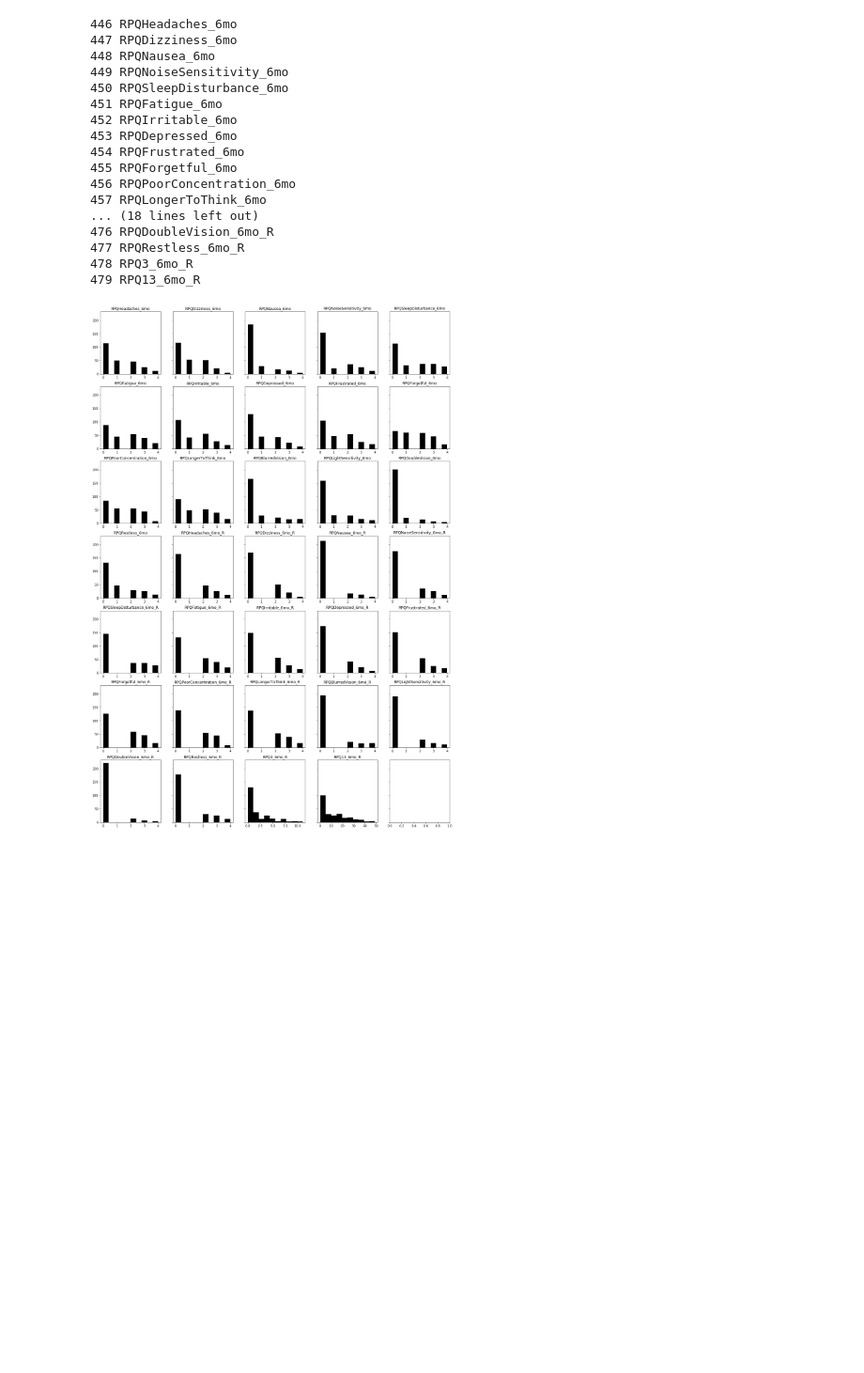
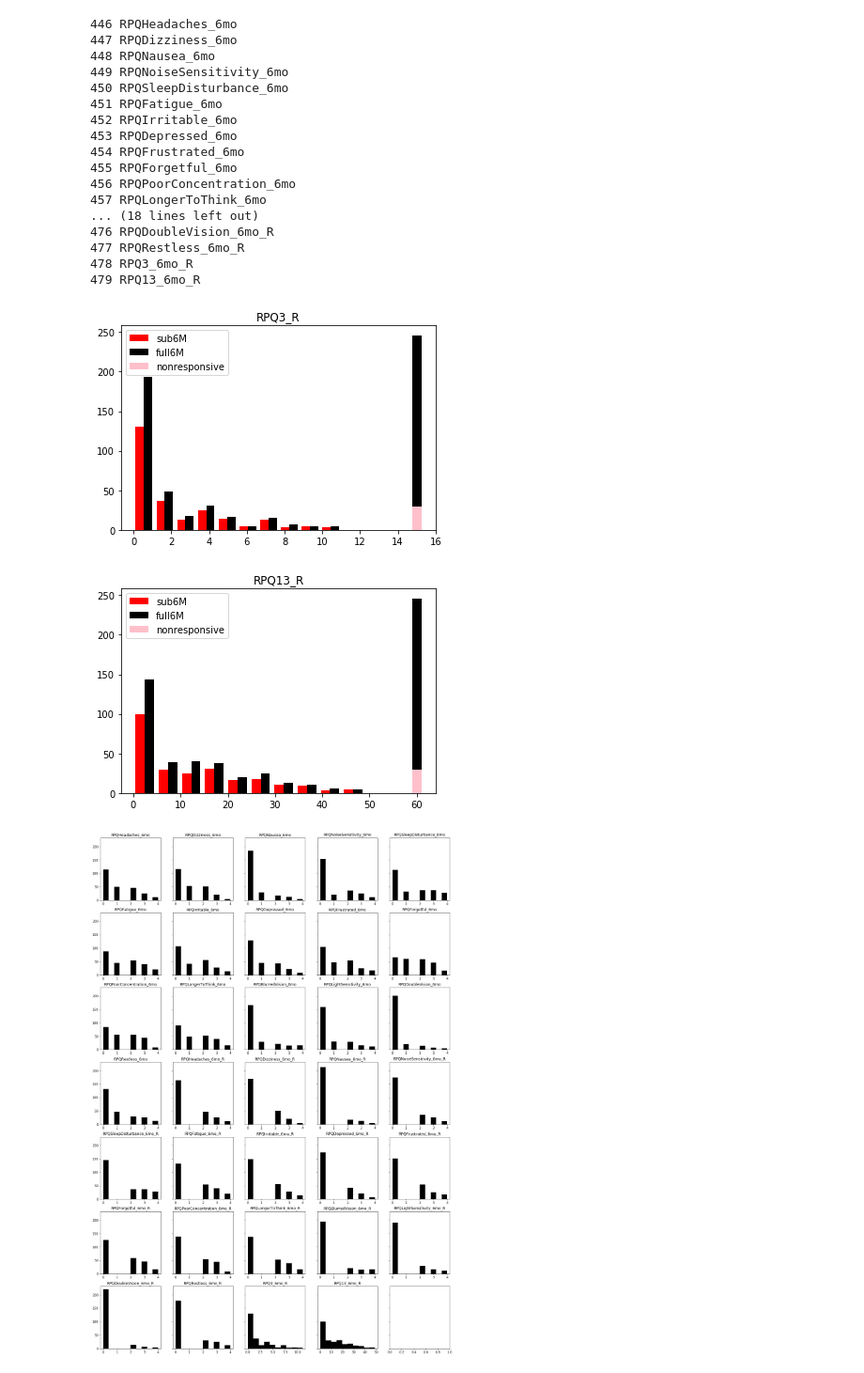
Before and after one commit to BouchardLab/ML_4_prec_prognosis, a Jupyter notebook: notebooks/rpq_hist.ipynb, the cells around one changed output. Shown at 94% size. Cells and saved outputs as stored; diff of their text form; code cells hidden in the pictures; blank space fills up the shorter version.

```diff
--- a/notebooks/rpq_hist.ipynb
+++ b/notebooks/rpq_hist.ipynb
@@ -98,6 +149,25 @@ for ii,o in enumerate(fulldata.columns):
 477 RPQRestless_6mo_R
 478 RPQ3_6mo_R
 479 RPQ13_6mo_R
+# %%
+plt.hist([sub_oc[:,93], fulldata.iloc[:,478]],label=['sub6M','full6M'], color=['red','black'])
+na_16 = fulldata.iloc[:,478].isna().sum()
+plt.bar(15, nonresponsive, color='pink', label='nonresponsive', width=0.5)
+plt.bar(15, na_16-nonresponsive, color='black', bottom = nonresponsive, width=0.5)
+plt.title('RPQ3_R')
+plt.legend()
+plt.show()
+
+plt.hist([sub_oc[:,94], fulldata.iloc[:,479]],label=['sub6M','full6M'], color=['red','black'])
+na_17 = fulldata.iloc[:,479].isna().sum()
+plt.bar(60, nonresponsive, color='pink', label='nonresponsive', width=2)
+plt.bar(60, na_17-nonresponsive, color='black', bottom = nonresponsive, width=2)
+plt.title('RPQ13_R')
+plt.legend()
+plt.show()
+# %% [output]
+[figure, added]
+[figure, added]
 # %%
 outcomes_histogram(oc, oc_features, indices, nrows=7, ncols=5, figsize=(20,30))
 plt.savefig('/Users/ahyeon/Desktop/activ misc/rpq_hist.pdf')
```
Also changed, not shown: parts of 4 cells of this notebook, 9 other files.
